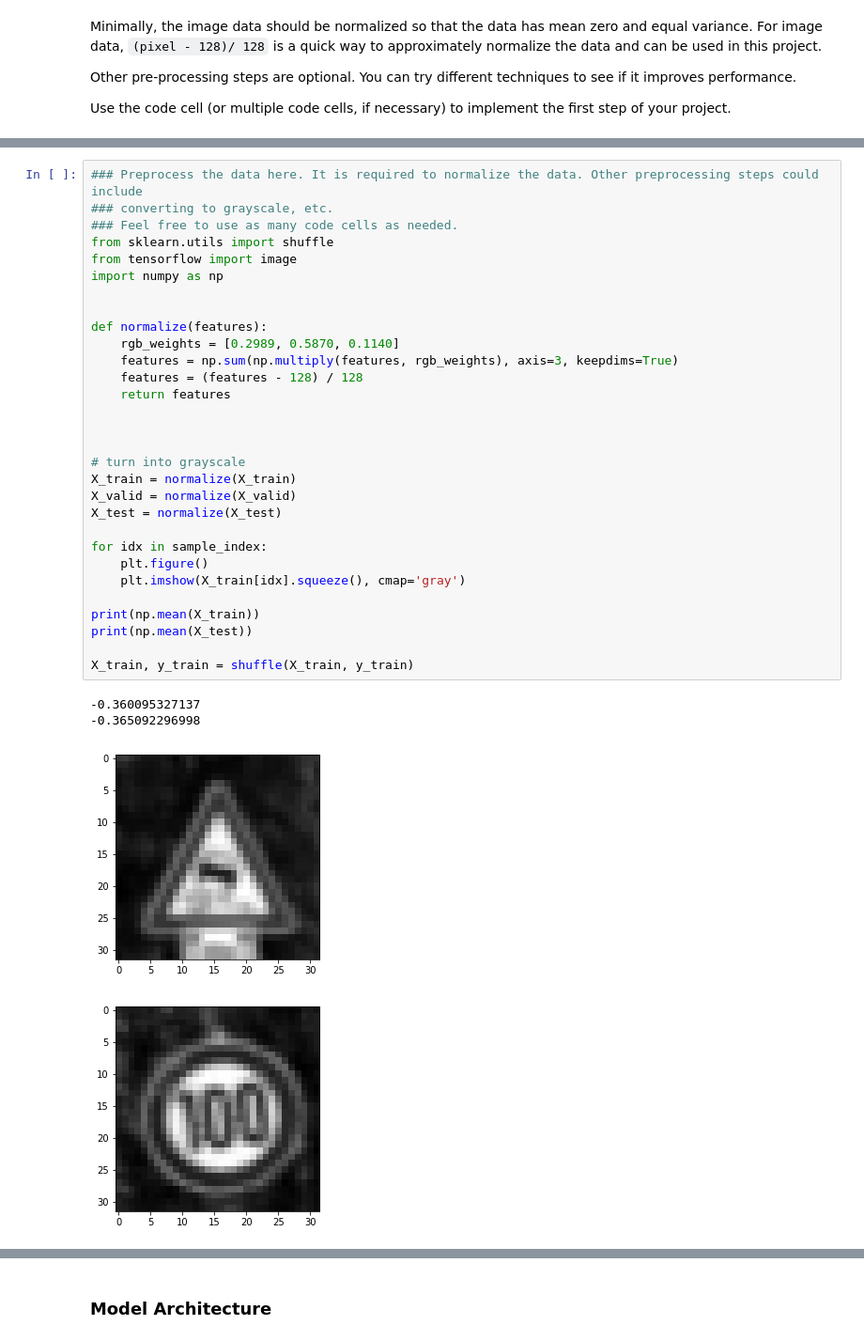
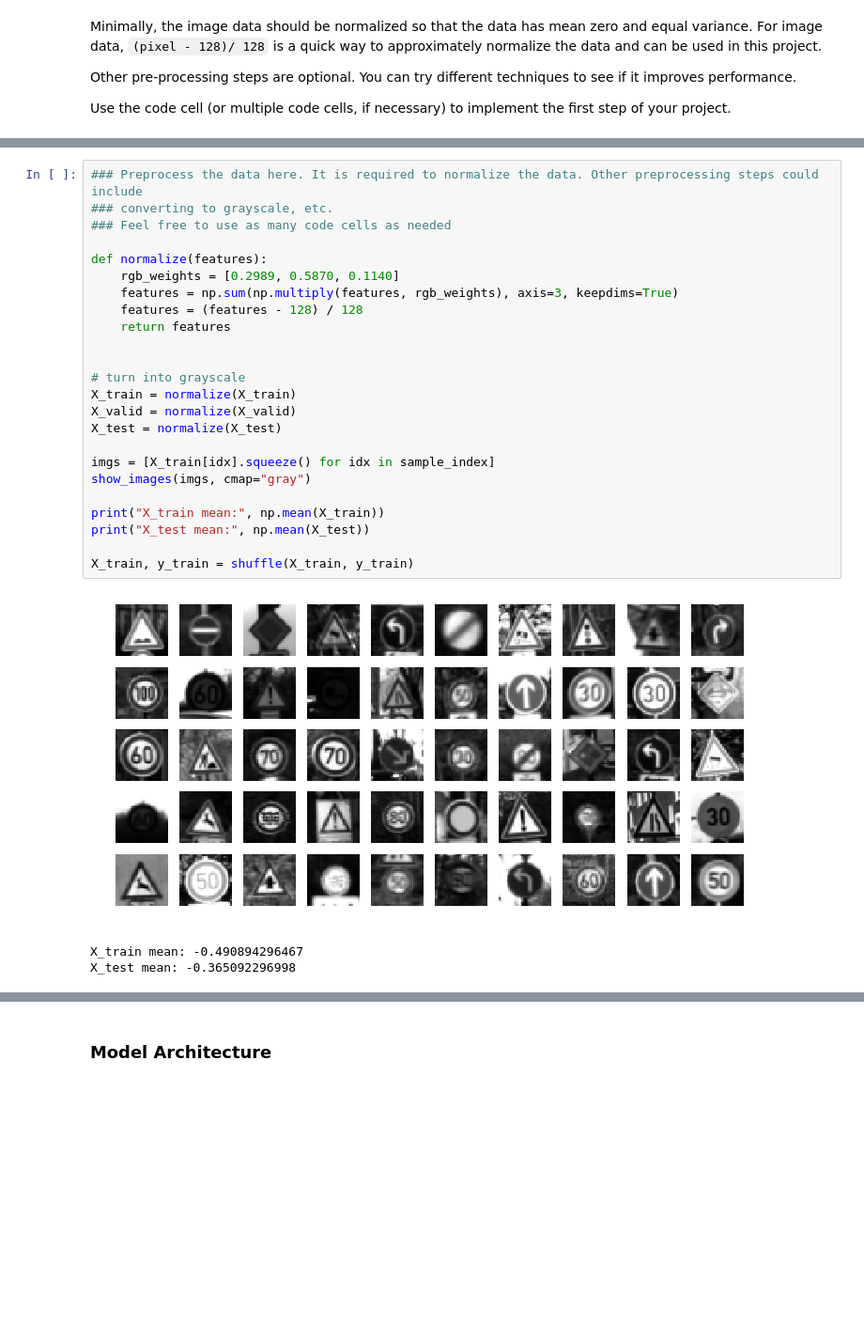
Before and after one commit to wujiang/CarND-Traffic-Sign-Classifier-Project, a Jupyter notebook: Traffic_Sign_Classifier.ipynb, the cells around one changed output, grey strips where cells are left out. Shown at 94% size. Saved outputs shown, nothing was run; the diff lists cells and outputs as text; blank space fills up the shorter version.

```diff
--- a/Traffic_Sign_Classifier.ipynb
+++ b/Traffic_Sign_Classifier.ipynb
@@ -174,35 +269,28 @@ Use the code cell (or multiple code cells, if necessary) to implement the first
 # %%
 ### Preprocess the data here. It is required to normalize the data. Other preprocessing steps could include
 ### converting to grayscale, etc.
-### Feel free to use as many code cells as needed.
-from sklearn.utils import shuffle
-from tensorflow import image
-import numpy as np
-
+### Feel free to use as many code cells as needed
 
 def normalize(features):
     rgb_weights = [0.2989, 0.5870, 0.1140]
     features = np.sum(np.multiply(features, rgb_weights), axis=3, keepdims=True)
     features = (features - 128) / 128
     return features
 
 
-
 # turn into grayscale
 X_train = normalize(X_train)
 X_valid = normalize(X_valid)
 X_test = normalize(X_test)
 
-for idx in sample_index:
-    plt.figure()
-    plt.imshow(X_train[idx].squeeze(), cmap='gray')
+imgs = [X_train[idx].squeeze() for idx in sample_index]
+show_images(imgs, cmap="gray")
 
-print(np.mean(X_train))
-print(np.mean(X_test))
+print("X_train mean:", np.mean(X_train))
+print("X_test mean:", np.mean(X_test))
 
 X_train, y_train = shuffle(X_train, y_train)
 # %% [output]
+[figure, new version]
--0.360095327137
--0.365092296998
+X_train mean: -0.490894296467
+X_test mean: -0.365092296998
-[figure, old version]
-[figure, removed]
```
Also changed, not shown: parts of 10 cells of this notebook, 3 other files.
